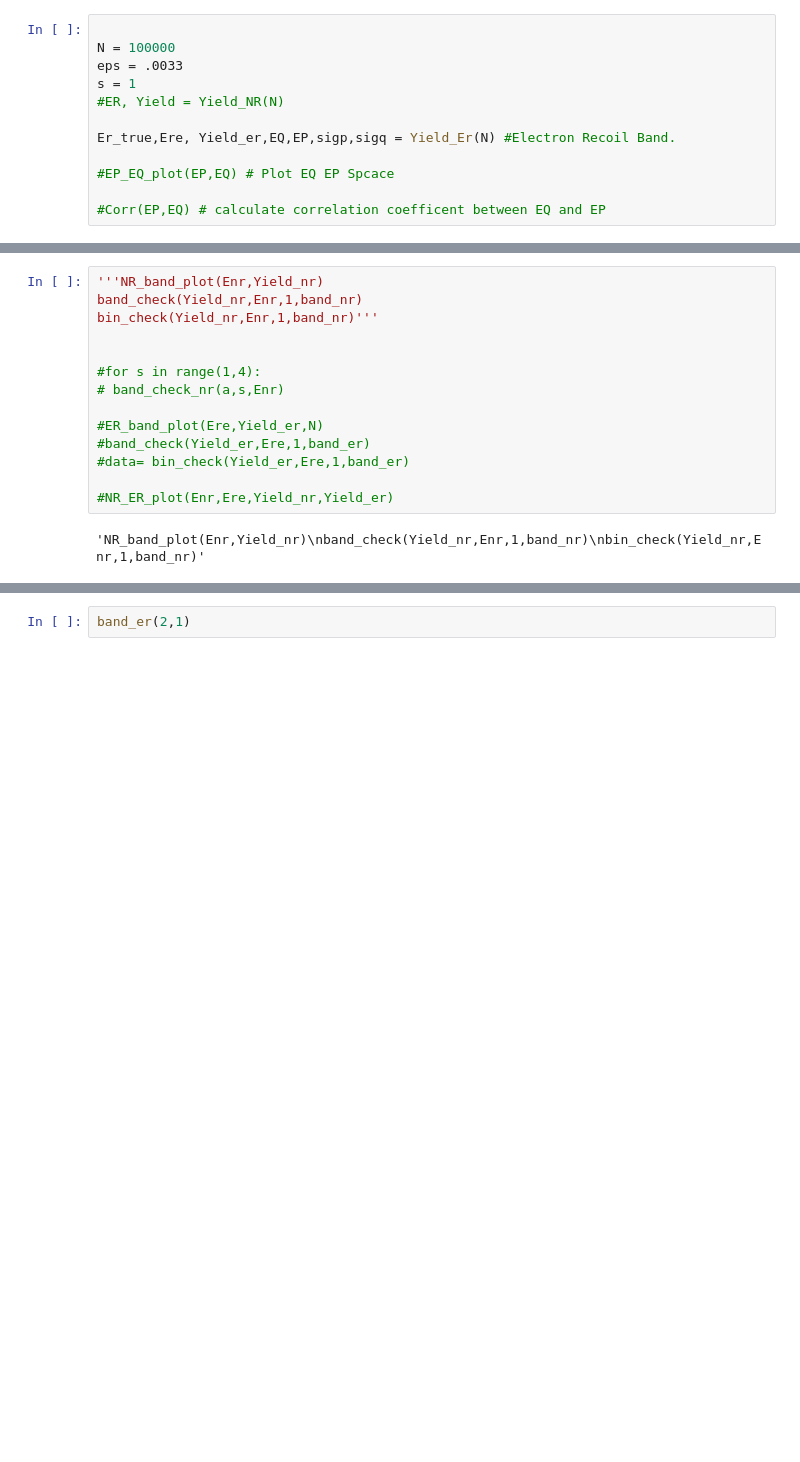
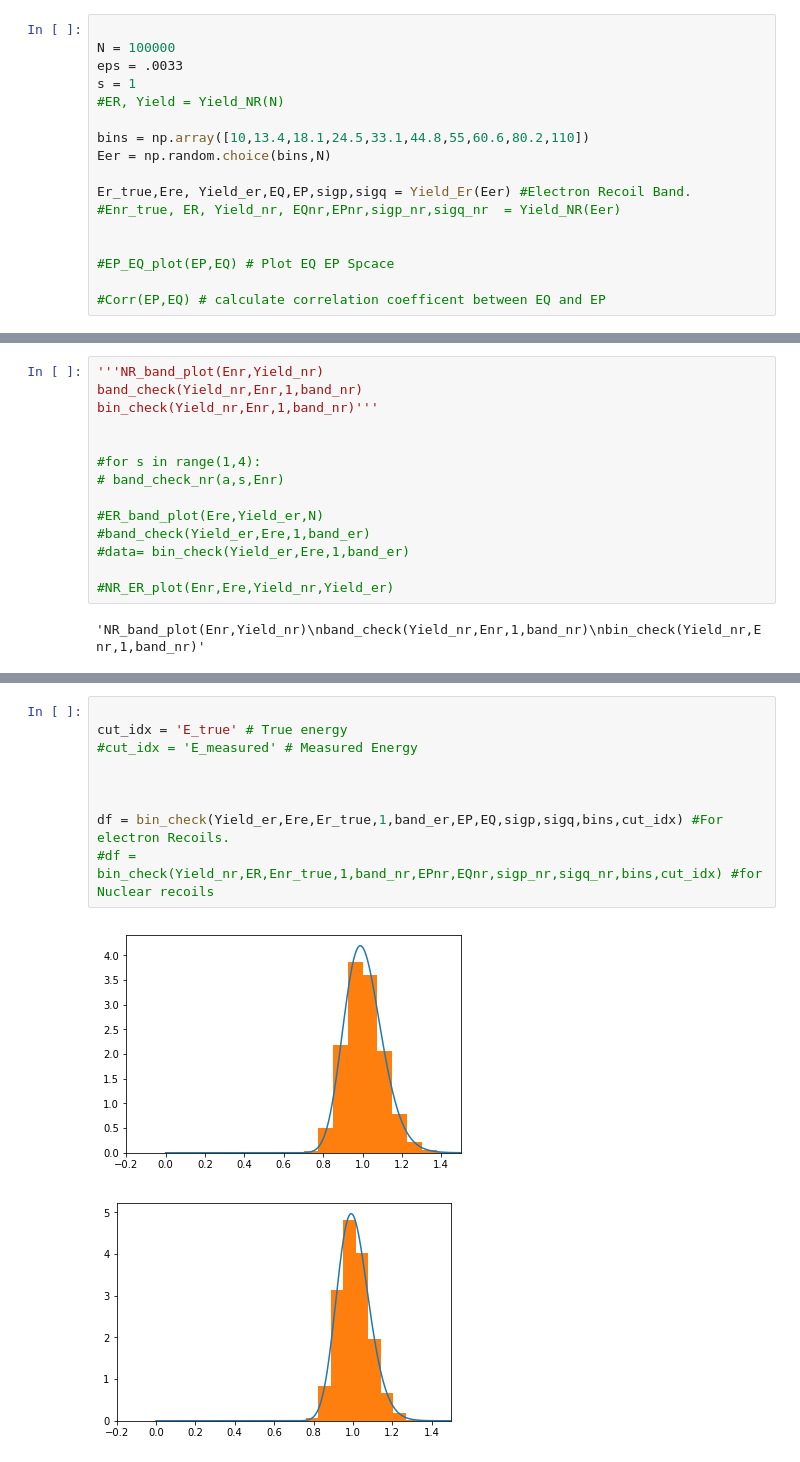
Before and after one commit to villaa/nrFano_Constraint, a Jupyter notebook: Band_Fits/data_check.ipynb, the cells around one changed output, grey strips where cells are left out. Drawn from its saved outputs; the diff is of its cells as text; blank space fills up the shorter version.

```diff
--- a/Band_Fits/data_check.ipynb
+++ b/Band_Fits/data_check.ipynb
@@ -18,7 +18,12 @@ eps = .0033
 s = 1
 #ER, Yield = Yield_NR(N)
 
-Er_true,Ere, Yield_er,EQ,EP,sigp,sigq = Yield_Er(N) #Electron Recoil Band.
+bins = np.array([10,13.4,18.1,24.5,33.1,44.8,55,60.6,80.2,110])
+Eer = np.random.choice(bins,N)
+
+Er_true,Ere, Yield_er,EQ,EP,sigp,sigq = Yield_Er(Eer) #Electron Recoil Band.
+#Enr_true, ER, Yield_nr, EQnr,EPnr,sigp_nr,sigq_nr  = Yield_NR(Eer)
+
 
 #EP_EQ_plot(EP,EQ) # Plot EQ EP Spcace
 
@@ -87,2 +49,12 @@ ValueError: x and y must be the same size
-# %%
-band_er(2,1)
+# %%
+
+cut_idx = 'E_true' # True energy
+#cut_idx = 'E_measured' # Measured Energy
+
+
+
+df = bin_check(Yield_er,Ere,Er_true,1,band_er,EP,EQ,sigp,sigq,bins,cut_idx) #For electron Recoils.
+#df = bin_check(Yield_nr,ER,Enr_true,1,band_nr,EPnr,EQnr,sigp_nr,sigq_nr,bins,cut_idx) #for Nuclear recoils
+# %% [output]
+[figure, added]
+[figure, added]
```
Also changed, not shown: parts of 3 cells of this notebook, 4 other files.
